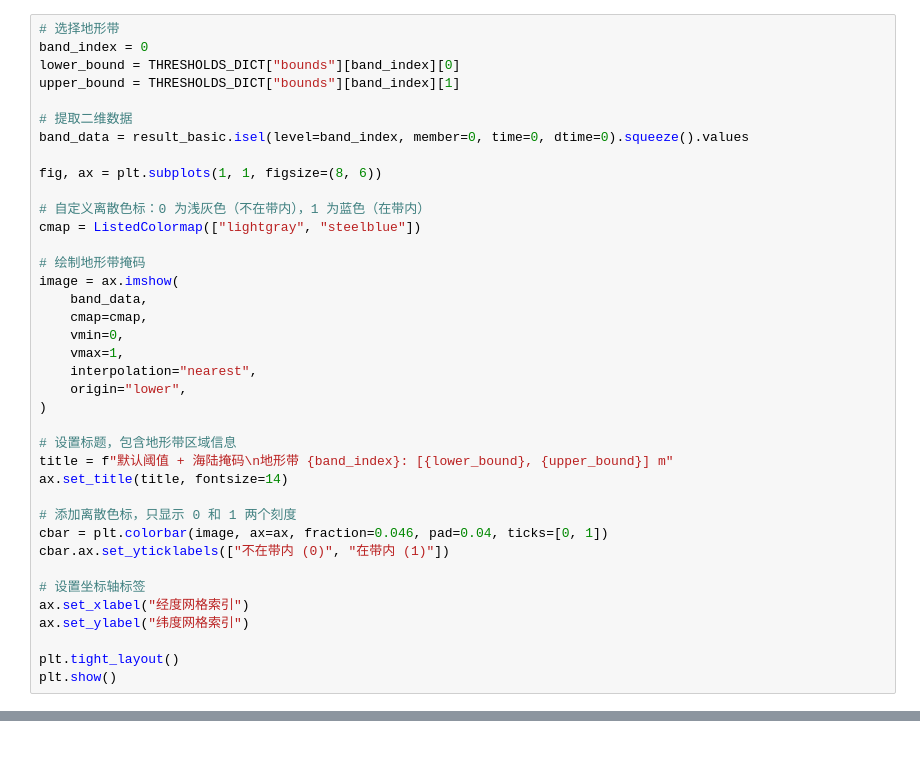
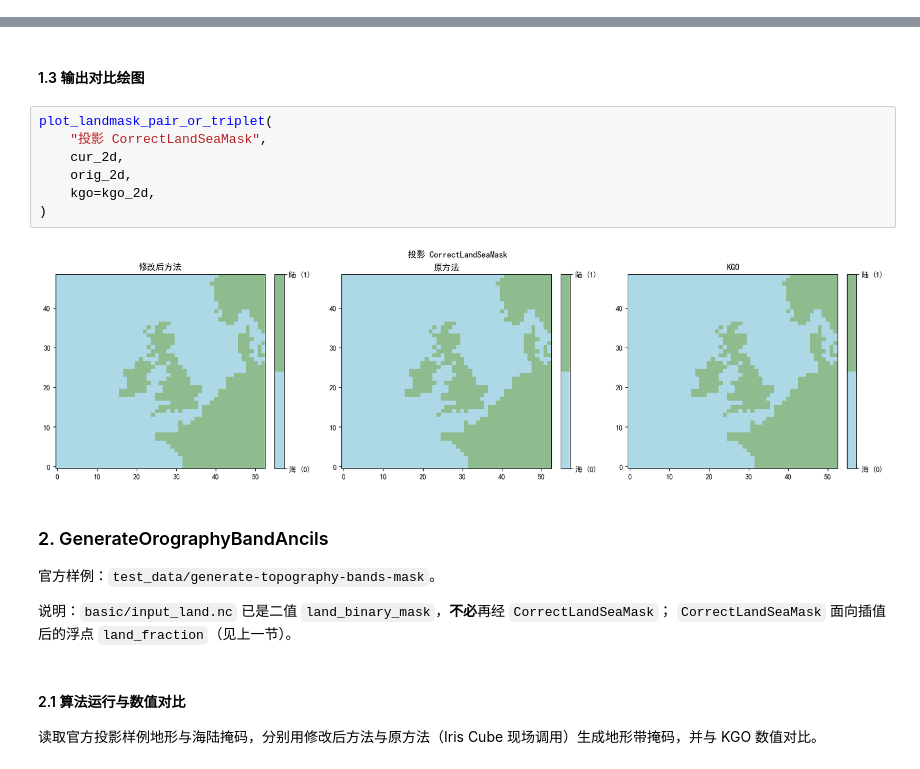
Before and after one commit to guoyunqian/NIMM_pip_repos, a Jupyter notebook: 00temp/generate_ancillary/nbs/generate_ancillary.ipynb, the cells around one changed output, grey strips where cells are left out. Drawn from its saved outputs; the diff is of its cells as text.

Commit message:
海陆掩码二值化算法更新
- 在notebook中补充CorrectLandSeaMask 方法验证内容
- 补充CorrectLandSeaMask 方法CLI示例实际调用处理流程
- 修改测试数据目录结构并更新路径引用
- 在算法文档补充CorrectLandSeaMask 方法调用示例和cli应用主函数调用示例

```diff
--- a/00temp/generate_ancillary/nbs/generate_ancillary.ipynb
+++ b/00temp/generate_ancillary/nbs/generate_ancillary.ipynb
@@ -269,38 +0,0 @@ plot_auxiliary_data("输入数据", orography_2d, landmask_2d)
-# %%
-# 选择地形带
-band_index = 0
-lower_bound = THRESHOLDS_DICT["bounds"][band_index][0]
-upper_bound = THRESHOLDS_DICT["bounds"][band_index][1]
-
-# 提取二维数据
-band_data = result_basic.isel(level=band_index, member=0, time=0, dtime=0).squeeze().values
-
-fig, ax = plt.subplots(1, 1, figsize=(8, 6))
-
-# 自定义离散色标：0 为浅灰色（不在带内），1 为蓝色（在带内）
-cmap = ListedColormap(["lightgray", "steelblue"])
-
-# 绘制地形带掩码
-image = ax.imshow(
-    band_data,
-    cmap=cmap,
-    vmin=0,
-    vmax=1,
-    interpolation="nearest",
-    origin="lower",
-)
-
-# 设置标题，包含地形带区域信息
-title = f"默认阈值 + 海陆掩码\n地形带 {band_index}: [{lower_bound}, {upper_bound}] m"
-ax.set_title(title, fontsize=14)
-
-# 添加离散色标，只显示 0 和 1 两个刻度
-cbar = plt.colorbar(image, ax=ax, fraction=0.046, pad=0.04, ticks=[0, 1])
-cbar.ax.set_yticklabels(["不在带内 (0)", "在带内 (1)"])
-
-# 设置坐标轴标签
-ax.set_xlabel("经度网格索引")
-ax.set_ylabel("纬度网格索引")
-
-plt.tight_layout()
-plt.show()
@@ -498,0 +398,22 @@ plt.show()
+# %% [markdown]
+#### 1.3 输出对比绘图
+# %%
+plot_landmask_pair_or_triplet(
+    "投影 CorrectLandSeaMask",
+    cur_2d,
+    orig_2d,
+    kgo=kgo_2d,
+)
+# %% [output]
+[figure, added]
+# %% [markdown]
+### 2. GenerateOrographyBandAncils
+
+官方样例：`test_data/generate-topography-bands-mask`。
+
+说明：`basic/input_land.nc` 已是二值 `land_binary_mask`，**不必**再经 `CorrectLandSeaMask`；
+`CorrectLandSeaMask` 面向插值后的浮点 `land_fraction`（见上一节）。
+# %% [markdown]
+#### 2.1 算法运行与数值对比
+
+读取官方投影样例地形与海陆掩码，分别用修改后方法与原方法（Iris Cube 现场调用）生成地形带掩码，并与 KGO 数值对比。
```
Also changed, not shown: parts of 60 cells of this notebook, 12 other files.
